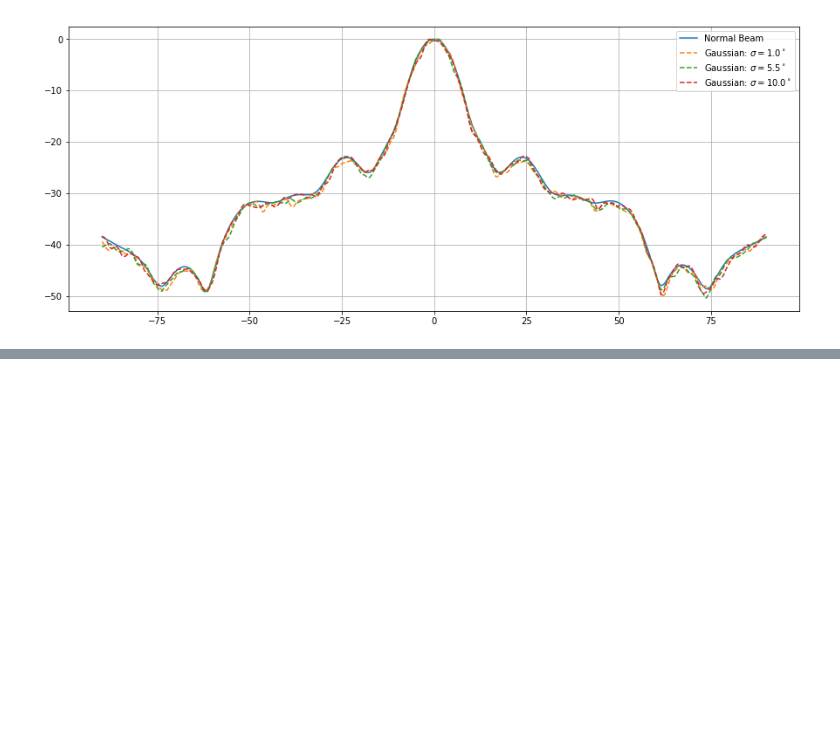
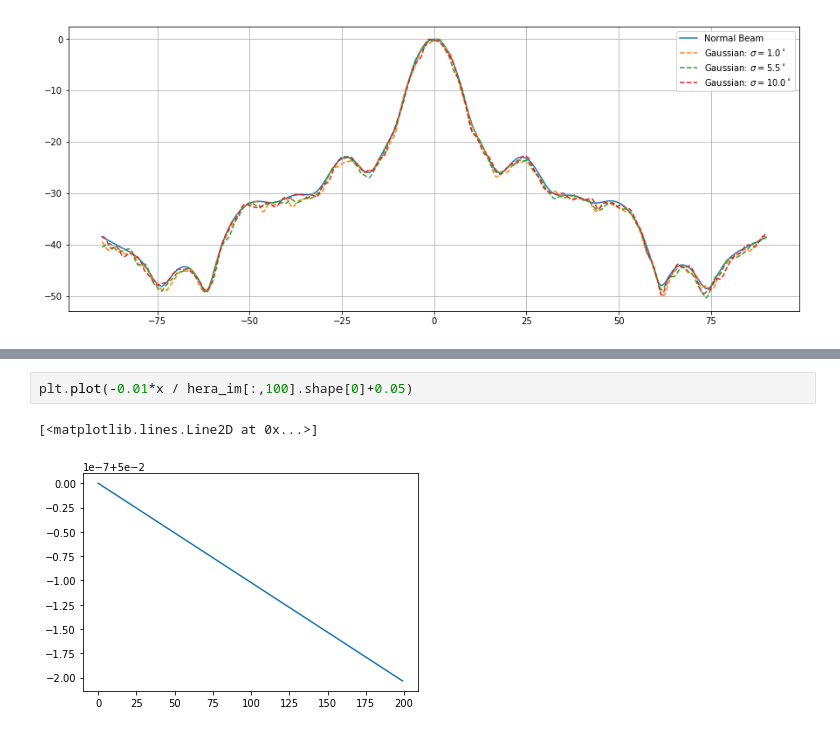
Before and after one commit to tyler-a-cox/HERA_Tsys, a Jupyter notebook: notebooks/Beam_Uncertainty.ipynb, the cells around one changed output, grey strips where cells are left out. Cells and saved outputs as stored; diff of their text form; blank space fills up the shorter version.

```diff
--- a/notebooks/Beam_Uncertainty.ipynb
+++ b/notebooks/Beam_Uncertainty.ipynb
@@ -203,0 +195,5 @@ diff_beam = hp.orthview(10*np.log10(hera_im[:,100])-10*np.log10(smoothed_beam/sm
+# %%
+plt.plot(-0.01*x / hera_im[:,100].shape[0]+0.05)
+# %% [output]
+[<matplotlib.lines.Line2D at 0x...>]
+[figure, added]
```
Also changed, not shown: parts of 14 cells of this notebook, 5 other files.
